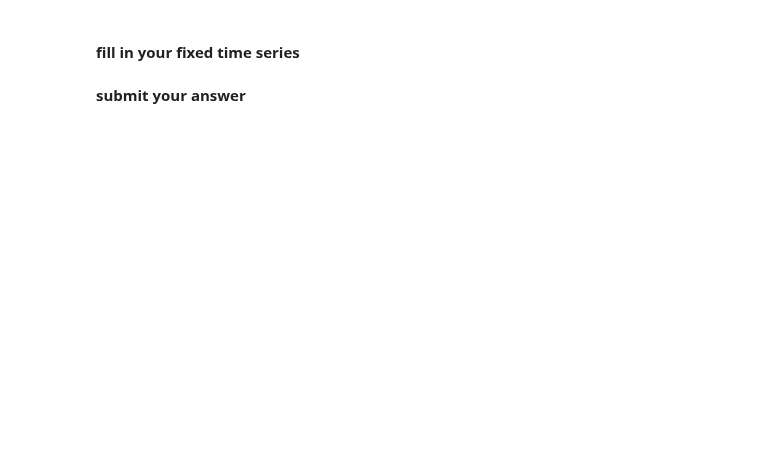
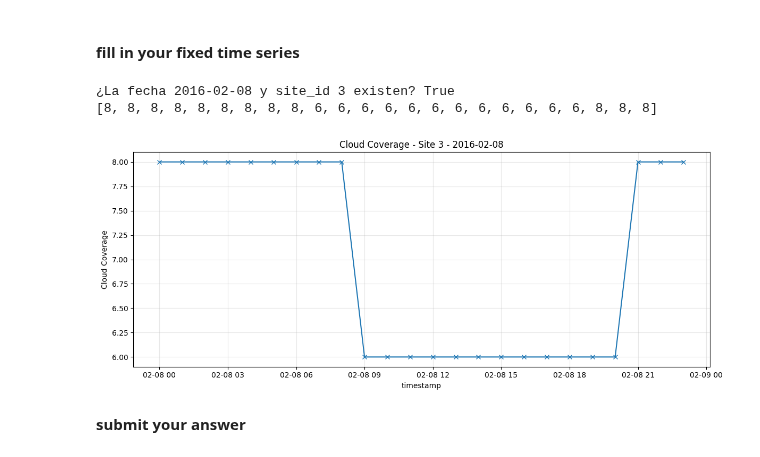
Before and after one commit to Santiagohvilla/Santiagohvilla, a Jupyter notebook: content/LAB 04.02 - BUILDING DATASETS.ipynb, the cells around one changed output. Drawn from its saved outputs; the diff is of its cells as text; code cells hidden in the pictures; blank space fills up the shorter version.

```diff
--- a/content/LAB 04.02 - BUILDING DATASETS.ipynb
+++ b/content/LAB 04.02 - BUILDING DATASETS.ipynb
@@ -158,4 +158,6 @@ b
 | 990 | 9 | 990 | Office | 82939 | 0.0 | 0.0 |
 # %%
 print('Dataset Weather:')
-weather.head()
+weather['timestamp'] = pd.to_datetime(weather['timestamp'])
+weather[weather.site_id == 3]
+#weather.head()
@@ -284,3 +300,27 @@ fixed_ts = [  ]
+# %%
+# for instance
+# fixed_ts = [6,6,6,4,4,5,6,7,7,7,6,6,6,5,4,3,2,2,1,1,1,2,3,4]
+existe = ((weather['timestamp'].dt.date == pd.to_datetime(date).date())&(weather['site_id'] == 3)).any()
+print(f"¿La fecha {date} y site_id 3 existen? {existe}")
+w_cc = weather[(weather['site_id'] == 3)&(weather['timestamp'].dt.date == pd.to_datetime(date).date())].copy().sort_values('timestamp')
+w_cc['cloud_coverage'] = w_cc['cloud_coverage'].ffill()
+fixed_ts = w_cc['cloud_coverage'].astype(int).values.tolist()
+print(fixed_ts)
+
+import matplotlib.pyplot as plt
+
+plt.figure(figsize=(12, 5))
+plt.plot(w_cc['timestamp'],w_cc['cloud_coverage'], marker='x')
+plt.title(f'Cloud Coverage - Site {3} - {date}')
+plt.xlabel('timestamp')
+plt.ylabel('Cloud Coverage')
+plt.grid(True, alpha=0.3)
+plt.tight_layout()
+plt.show()
+# %% [output]
+¿La fecha 2016-02-08 y site_id 3 existen? True
+[8, 8, 8, 8, 8, 8, 8, 8, 8, 6, 6, 6, 6, 6, 6, 6, 6, 6, 6, 6, 6, 8, 8, 8]
+[figure, added]
 # %% [markdown]
 **submit your answer**
 # %%
```
Also changed, not shown: parts of 6 cells of this notebook.
